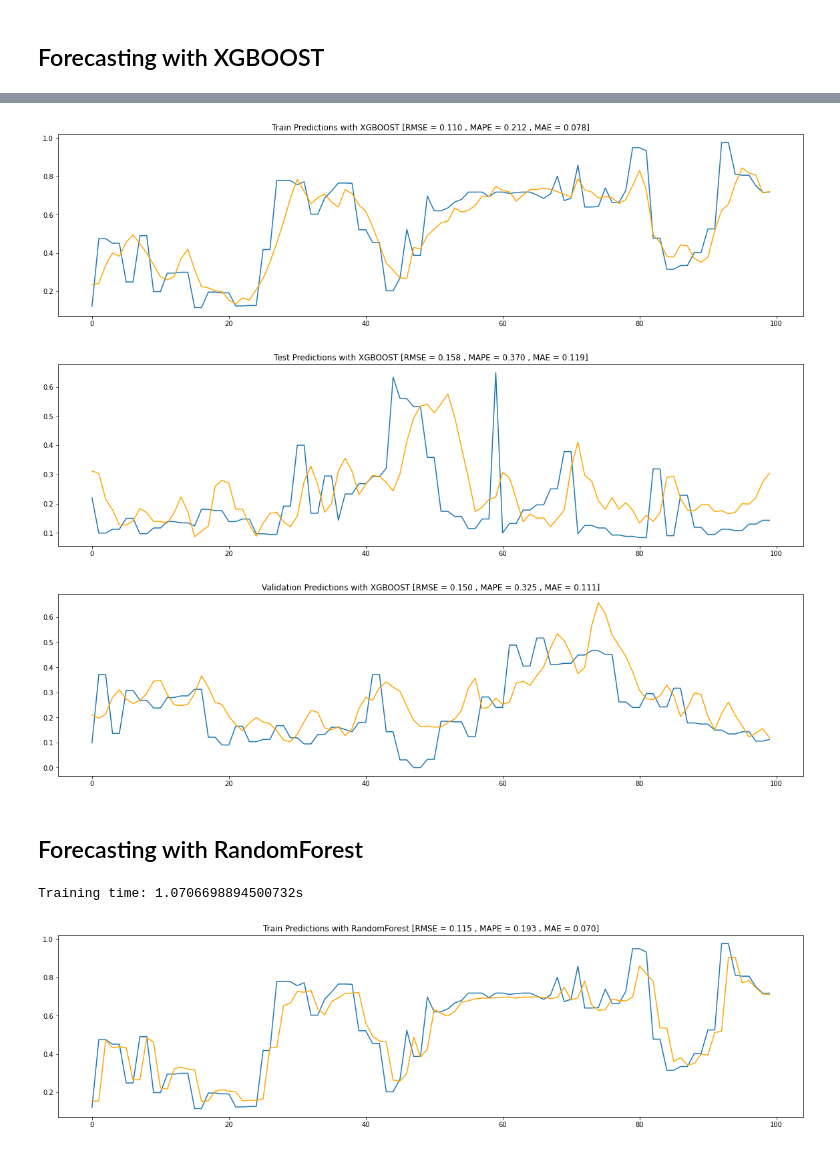
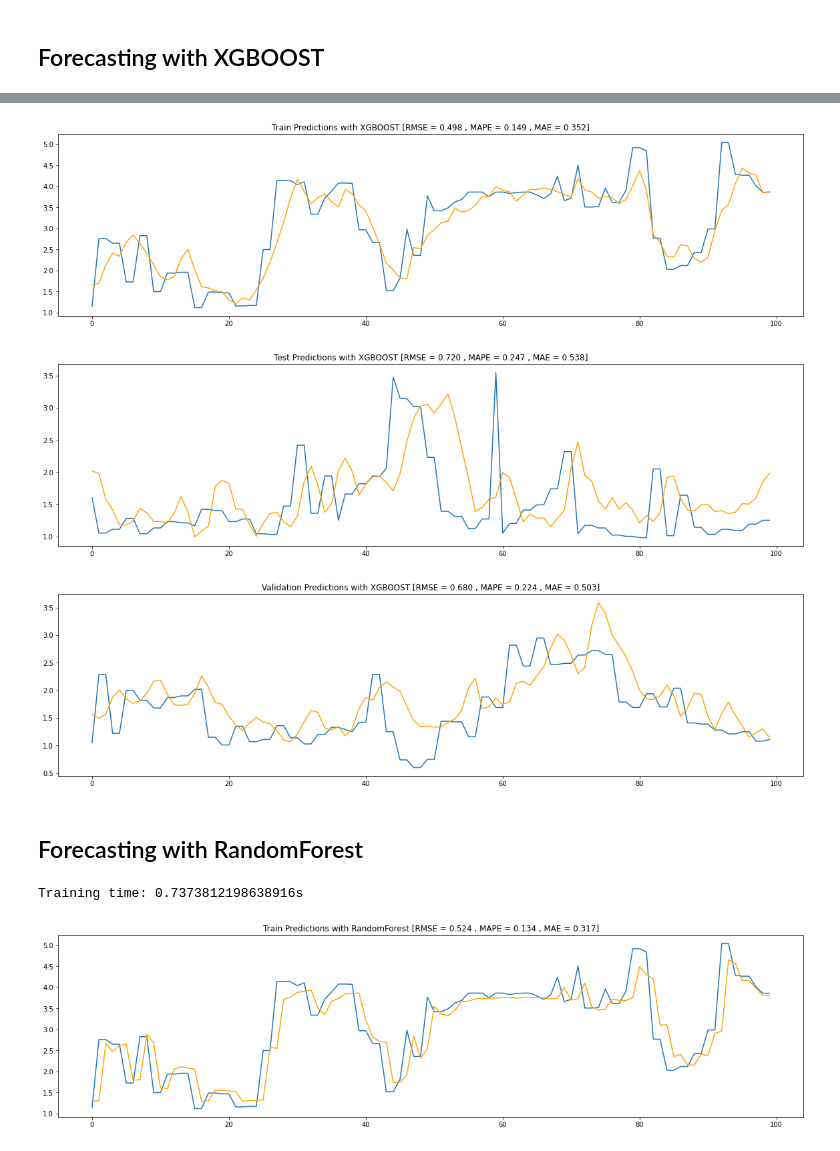
Before and after one commit to Malekkamoua/Quality-prediction-industry-4.0, a Jupyter notebook: 5_Forecasting | ML_models.ipynb, the cells around one changed output, grey strips where cells are left out. Saved outputs shown, nothing was run; the diff lists cells and outputs as text; code cells hidden in the pictures.

```diff
--- a/5_Forecasting | ML_models.ipynb
+++ b/5_Forecasting | ML_models.ipynb
@@ -167,40 +167,63 @@ Training time: 0.5809540748596191s
 # %%
 from matplotlib import pyplot
-mape, mae, rmse = forecast_accuracy(y_train, predictions_train)
+
+y_pred_train_xgb = model.predict(np.asarray(X_train).astype('float32'))
+Inverse_y_train = y_train.reshape(-1,1)
+Inverse_y_train = scaler.inverse_transform(Inverse_y_train)
+Inverse_y_pred_train_xgb = y_pred_train_xgb.reshape(-1,1)
+Inverse_y_pred_train_xgb = scaler.inverse_transform(Inverse_y_pred_train_xgb)
+
+mape, mae, rmse = forecast_accuracy(Inverse_y_train, Inverse_y_pred_train_xgb)
 
 fig, ax = plt.subplots(figsize=(20,5))
 
 # plot forecasts against actual outcomes
-pyplot.plot(y_train[0:100])
-pyplot.plot(predictions_train[0:100], color='orange')
+pyplot.plot(Inverse_y_train[0:100])
+pyplot.plot(Inverse_y_pred_train_xgb[0:100], color='orange')
 plt.title("Train Predictions with XGBOOST [RMSE = %.3f , MAPE = %.3f , MAE = %.3f]" % (rmse, mape, mae) )
 pyplot.show()
 # %% [output]
-[figure, old version]
+[figure, new version]
 # %%
-mape, mae, rmse = forecast_accuracy(y_test, predictions_test)
+y_pred_test_xgb = model.predict(np.asarray(X_test).astype('float32'))
+Inverse_y_test = y_test.reshape(-1,1)
+Inverse_y_test = scaler.inverse_transform(Inverse_y_test)
+Inverse_y_pred_test_xgb = y_pred_test_xgb.reshape(-1,1)
+Inverse_y_pred_test_xgb = scaler.inverse_transform(Inverse_y_pred_test_xgb)
+
+y_pred_test_xgb.shape, Inverse_y_pred_test_xgb.shape, Inverse_y_test.shape
+
+mape, mae, rmse = forecast_accuracy(Inverse_y_test, Inverse_y_pred_test_xgb)
 
 fig, ax = plt.subplots(figsize=(20,5))
 
 # plot forecasts against actual outcomes
-pyplot.plot(y_test[0:100])
-pyplot.plot(predictions_test[0:100], color='orange')
+pyplot.plot(Inverse_y_test[0:100])
+pyplot.plot(Inverse_y_pred_test_xgb[0:100], color='orange')
 plt.title("Test Predictions with XGBOOST [RMSE = %.3f , MAPE = %.3f , MAE = %.3f]" % (rmse, mape, mae) )
 pyplot.show()
 # %% [output]
-[figure, old version]
+[figure, new version]
 # %%
-mape, mae, rmse = forecast_accuracy(y_val, predictions_val)
+y_pred_val_xgb = model.predict(np.asarray(X_val).astype('float32'))
+Inverse_y_val = y_val.reshape(-1,1)
+Inverse_y_val = scaler.inverse_transform(Inverse_y_val)
+Inverse_y_pred_val_xgb = y_pred_val_xgb.reshape(-1,1)
+Inverse_y_pred_val_xgb = scaler.inverse_transform(Inverse_y_pred_val_xgb)
+
+y_pred_val_xgb.shape, Inverse_y_pred_val_xgb.shape, Inverse_y_val.shape
+
+mape, mae, rmse = forecast_accuracy(Inverse_y_val, Inverse_y_pred_val_xgb)
 
 fig, ax = plt.subplots(figsize=(20,5))
 
 # plot forecasts against actual outcomes
-pyplot.plot(y_val[0:100])
-pyplot.plot(predictions_val[0:100], color='orange')
+pyplot.plot(Inverse_y_val[0:100])
+pyplot.plot(Inverse_y_pred_val_xgb[0:100], color='orange')
 plt.title("Validation Predictions with XGBOOST [RMSE = %.3f , MAPE = %.3f , MAE = %.3f]" % (rmse, mape, mae) )
 pyplot.show()
 # %% [output]
-[figure, old version]
+[figure, new version]
 # %% [markdown]
 ## Forecasting with RandomForest
 # %%
@@ -269,22 +292,26 @@ model.fit(X_train, y_train)
 stop = time.time()
 
 print(f"Training time: {stop - start}s")
-
-predictions_train = model.predict(X_train)
-predictions_test = model.predict(X_test)
-predictions_val = model.predict(X_val)
 # %% [output]
-Training time: 1.0706698894500732s
+Training time: 0.7373812198638916s
 # %%
-mape, mae, rmse = forecast_accuracy(y_train, predictions_train)
+y_pred_train_rf = model.predict(np.asarray(X_train).astype('float32'))
+Inverse_y_train = y_train.reshape(-1,1)
+Inverse_y_train = scaler.inverse_transform(Inverse_y_train)
+Inverse_y_pred_train_rf = y_pred_train_rf.reshape(-1,1)
+Inverse_y_pred_train_rf = scaler.inverse_transform(Inverse_y_pred_train_rf)
+
+y_pred_train_rf.shape, Inverse_y_pred_train_rf.shape, Inverse_y_train.shape
+
+mape, mae, rmse = forecast_accuracy(Inverse_y_train, Inverse_y_pred_train_rf)
 
 fig, ax = plt.subplots(figsize=(20,5))
 
 # plot forecasts against actual outcomes
-pyplot.plot(y_train[0:100])
-pyplot.plot(predictions_train[0:100], color='orange')
+pyplot.plot(Inverse_y_train[0:100])
+pyplot.plot(Inverse_y_pred_train_rf[0:100], color='orange')
 plt.title("Train Predictions with RandomForest [RMSE = %.3f , MAPE = %.3f , MAE = %.3f]" % (rmse, mape, mae) )
 pyplot.show()
 # %% [output]
-[figure, old version]
+[figure, new version]
 # %%
```
Also changed, not shown: parts of 4 cells of this notebook.
